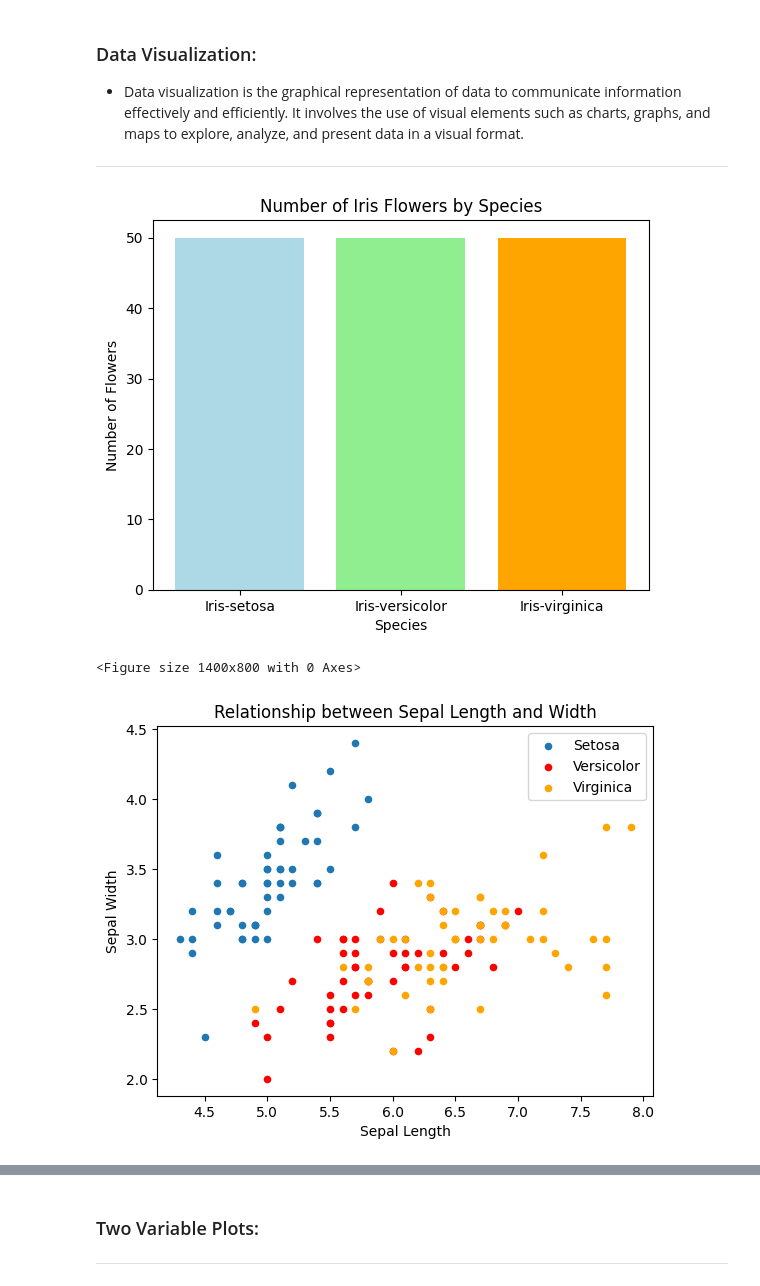
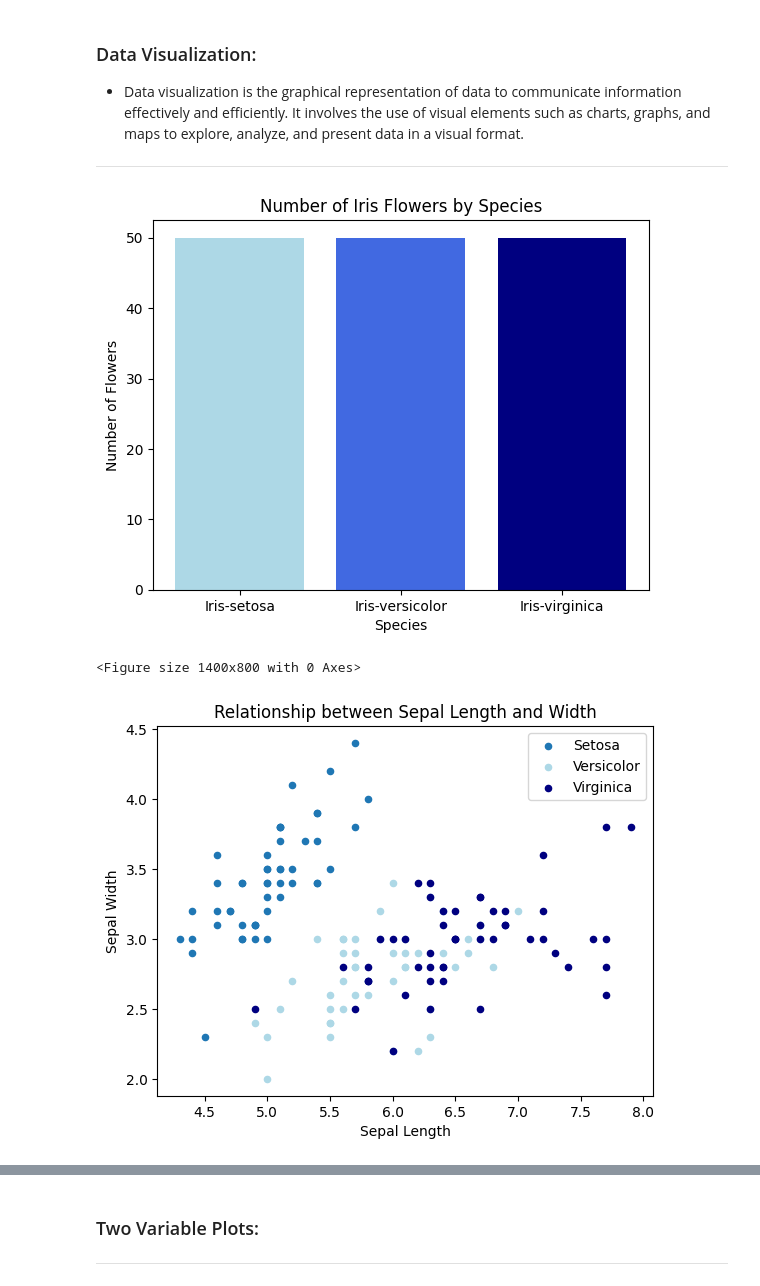
Before and after one commit to CarlosRigueti/pands-project, a Jupyter notebook: analysis.ipynb, the cells around one changed output, grey strips where cells are left out. Saved outputs shown, nothing was run; the diff lists cells and outputs as text; code cells hidden in the pictures.

```diff
--- a/analysis.ipynb
+++ b/analysis.ipynb
@@ -188,31 +198,31 @@ sepal_width  count    50.000000        50.000000       50.000000
 # %%
 # Load the Iris dataset from a URL into a DataFrame
 url = 'https://raw.githubusercontent.com/CarlosRigueti/pands-project/main/iris.csv'
 df = pd.read_csv(url)
 
 # Count the number of flowers for each species
 species_counts = df['species'].value_counts()
 
 # Plotting the bar chart
-plt.bar(species_counts.index, species_counts.values, color=['lightblue', 'lightgreen', 'orange'])
+plt.bar(species_counts.index, species_counts.values, color=['lightblue', 'royalblue', 'navy'])
 plt.xlabel('Species')
 plt.ylabel('Number of Flowers')
 plt.title('Number of Iris Flowers by Species')
 plt.show()
 # %% [output]
-[figure, old version]
+[figure, new version]
 # %%
 plt.figure(figsize=(14,8))
 ax = df[df.species=='Iris-setosa'].plot.scatter(x='sepal_length', y='sepal_width', label='Setosa')
-df[df.species=='Iris-versicolor'].plot.scatter(x='sepal_length', y='sepal_width', color='red', label='Versicolor', ax=ax)
-df[df.species=='Iris-virginica'].plot.scatter(x='sepal_length', y='sepal_width', color='orange', label='Virginica', ax=ax)
+df[df.species=='Iris-versicolor'].plot.scatter(x='sepal_length', y='sepal_width', color='lightblue', label='Versicolor', ax=ax)
+df[df.species=='Iris-virginica'].plot.scatter(x='sepal_length', y='sepal_width', color='navy', label='Virginica', ax=ax)
 ax.set_xlabel("Sepal Length")
 ax.set_ylabel("Sepal Width")
 ax.set_title("Relationship between Sepal Length and Width")
 plt.show()
 # %% [output]
 <Figure size 1400x800 with 0 Axes>
-[figure, old version]
+[figure, new version]
 # %%
 # Load the Iris dataset from Seaborn
 iris = sns.load_dataset('iris')
```
Also changed, not shown: parts of 9 cells of this notebook, 5 other files.
